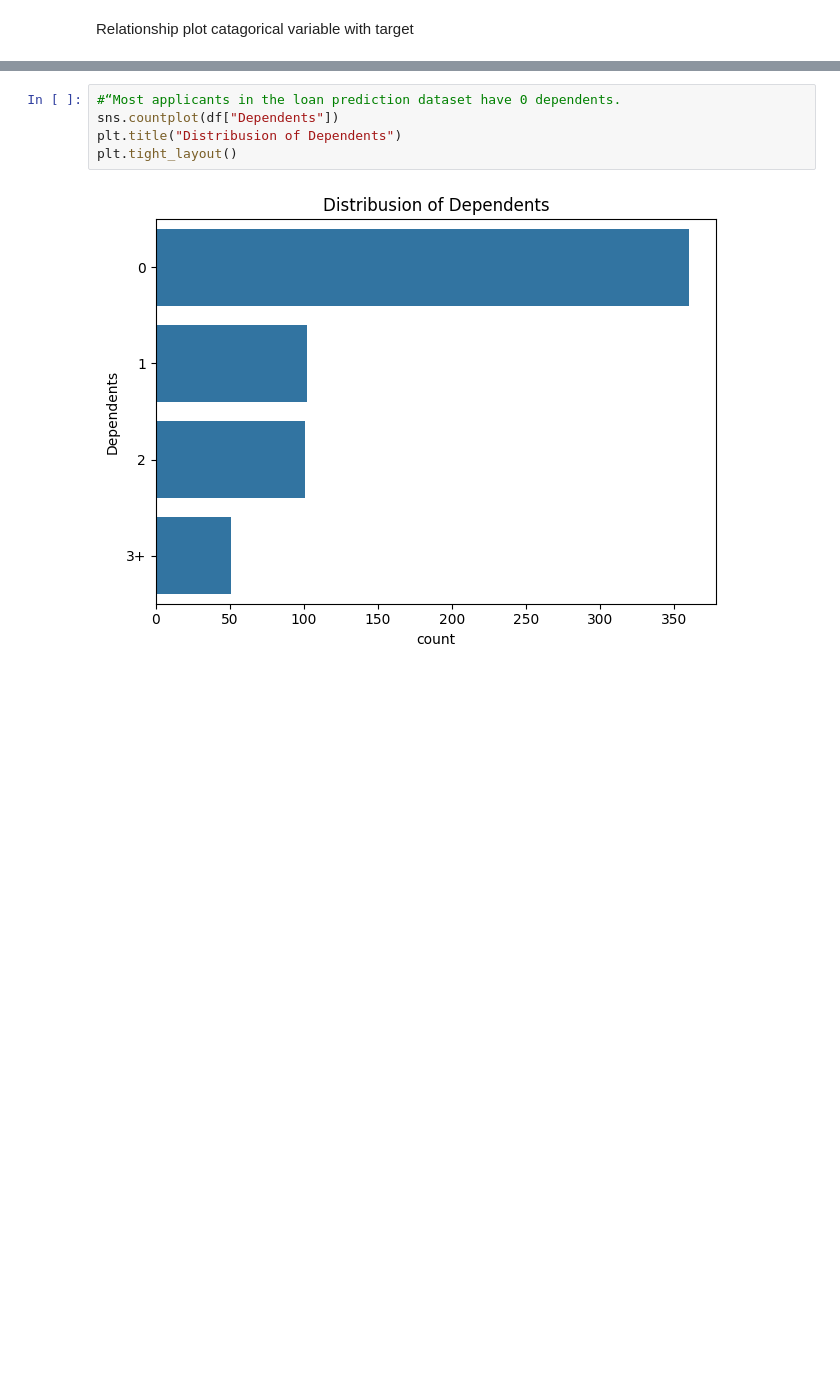
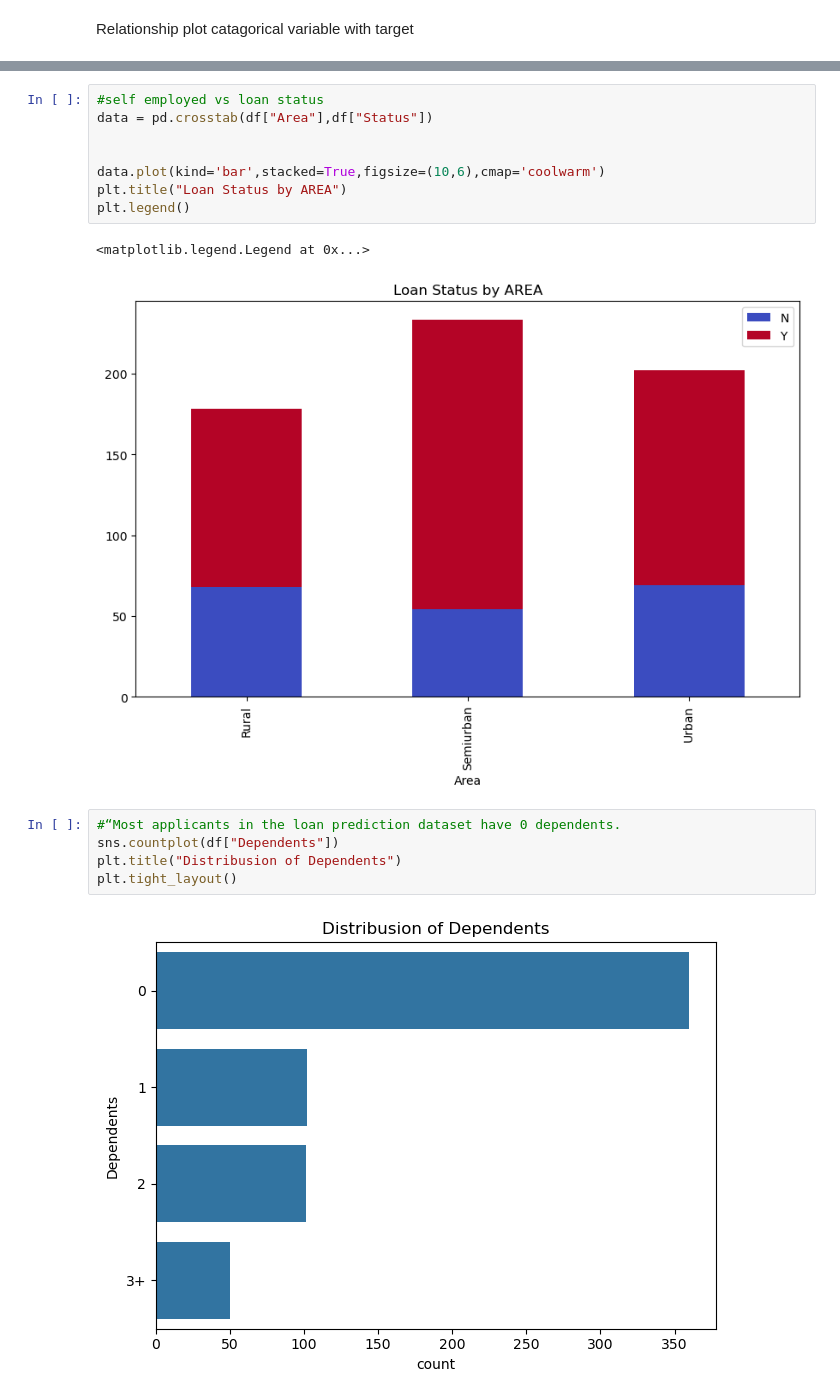
Before and after one commit to Kashmaladar/Loan-prediction-Datascience-project, a Jupyter notebook: notebook.ipynb, the cells around one changed output, grey strips where cells are left out. Cells and saved outputs as stored; diff of their text form; blank space fills up the shorter version.

```diff
--- a/notebook.ipynb
+++ b/notebook.ipynb
@@ -175,6 +186,17 @@ plt.legend()
 # %% [output]
 <matplotlib.legend.Legend at 0x...>
 [figure]
+# %%
+#self employed vs loan status
+data = pd.crosstab(df["Area"],df["Status"])
+
+
+data.plot(kind='bar',stacked=True,figsize=(10,6),cmap='coolwarm')
+plt.title("Loan Status by AREA")
+plt.legend()
+# %% [output]
+<matplotlib.legend.Legend at 0x...>
+[figure, added]
 # %%
 #“Most applicants in the loan prediction dataset have 0 dependents.
 sns.countplot(df["Dependents"])
```
Also changed, not shown: parts of 40 cells of this notebook, 1 other file.
